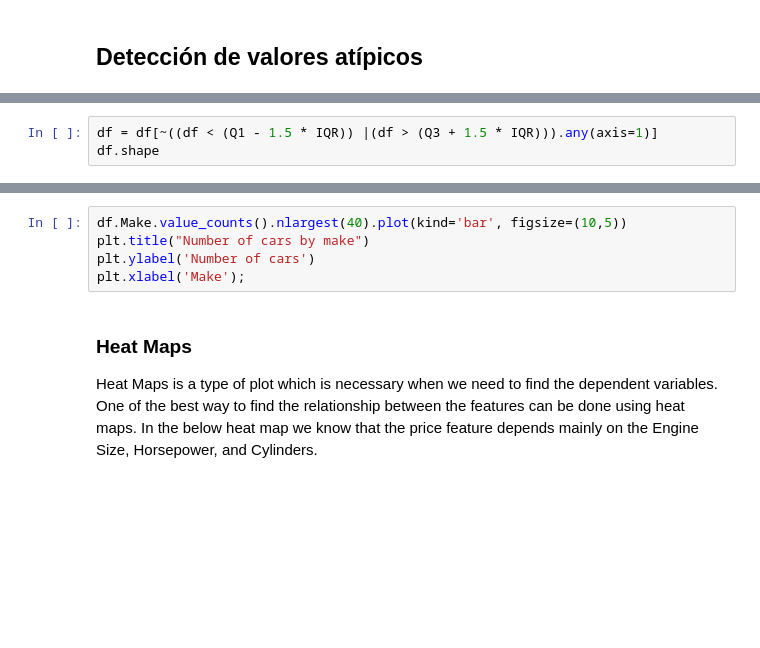
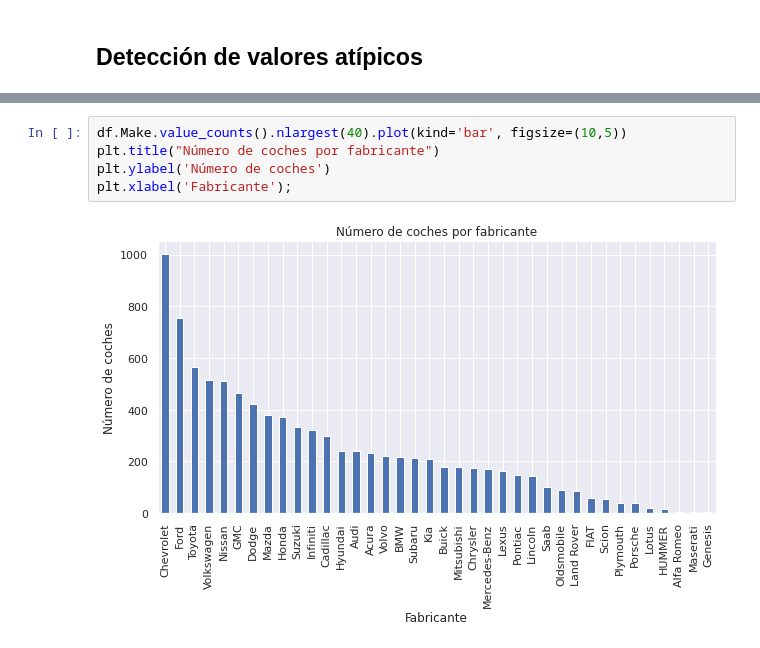
Before and after one commit to IsaacMartindeDiego/IA, a Jupyter notebook: Exploratory_data_Analysis.ipynb, the cells around one changed output, grey strips where cells are left out. Cells and saved outputs as stored; diff of their text form; blank space fills up the shorter version.

```diff
--- a/Exploratory_data_Analysis.ipynb
+++ b/Exploratory_data_Analysis.ipynb
@@ -145,3 +277,0 @@ En este caso eliminamos aquellos valores fuera del rango adecuado para cada vari
-# %%
-df = df[~((df < (Q1 - 1.5 * IQR)) |(df > (Q3 + 1.5 * IQR))).any(axis=1)]
-df.shape
@@ -160,9 +284,7 @@ Histogram refers to the frequency of occurrence of variables in an interval. In
 # %%
 df.Make.value_counts().nlargest(40).plot(kind='bar', figsize=(10,5))
-plt.title("Number of cars by make")
-plt.ylabel('Number of cars')
-plt.xlabel('Make');
+plt.title("Número de coches por fabricante")
+plt.ylabel('Número de coches')
+plt.xlabel('Fabricante');
+# %% [output]
+[figure, added]
-# %% [markdown]
-### Heat Maps
-
-Heat Maps is a type of plot which is necessary when we need to find the dependent variables. One of the best way to find the relationship between the features can be done using heat maps. In the below heat map we know that the price feature depends mainly on the Engine Size, Horsepower, and Cylinders.
```
Also changed, not shown: parts of 33 cells of this notebook.
